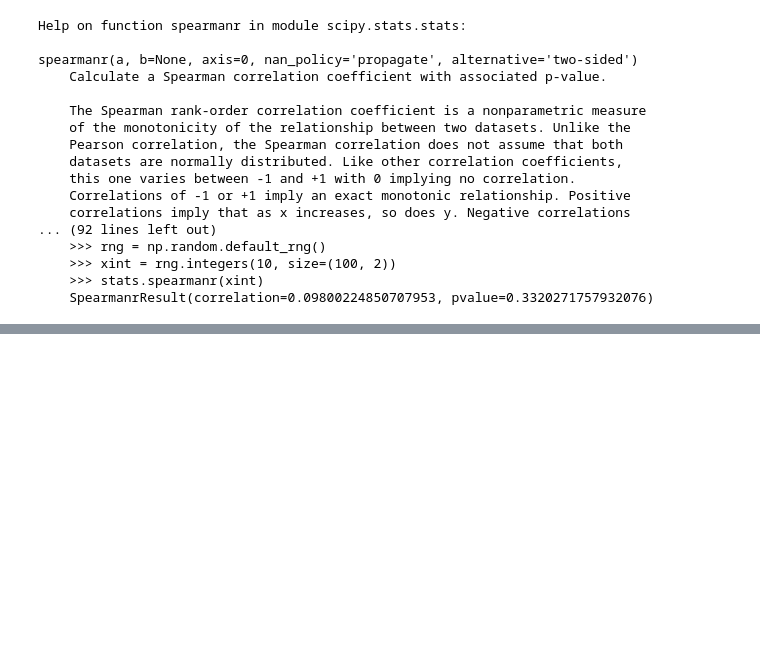
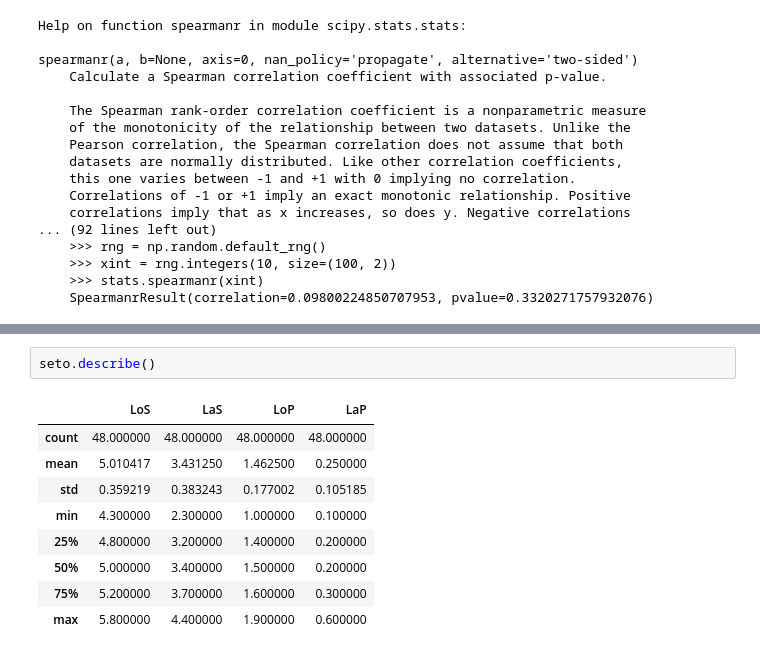
Before and after one commit to kolekeita/Travaux-pratiques-en-Machine-Learning, a Jupyter notebook: Iris_Fleur/Untitled.ipynb, the cells around one changed output, grey strips where cells are left out. Cells and saved outputs as stored; diff of their text form; blank space fills up the shorter version.

```diff
--- a/Iris_Fleur/Untitled.ipynb
+++ b/Iris_Fleur/Untitled.ipynb
@@ -325,0 +414,12 @@ Dt
+# %%
+seto.describe()
+# %% [output]
+|  | LoS | LaS | LoP | LaP |
+| count | 48.000000 | 48.000000 | 48.000000 | 48.000000 |
+| mean | 5.010417 | 3.431250 | 1.462500 | 0.250000 |
+| std | 0.359219 | 0.383243 | 0.177002 | 0.105185 |
+| min | 4.300000 | 2.300000 | 1.000000 | 0.100000 |
+| 25% | 4.800000 | 3.200000 | 1.400000 | 0.200000 |
+| 50% | 5.000000 | 3.400000 | 1.500000 | 0.200000 |
+| 75% | 5.200000 | 3.700000 | 1.600000 | 0.300000 |
+| max | 5.800000 | 4.400000 | 1.900000 | 0.600000 |
```
Also changed, not shown: parts of 26 cells of this notebook.
